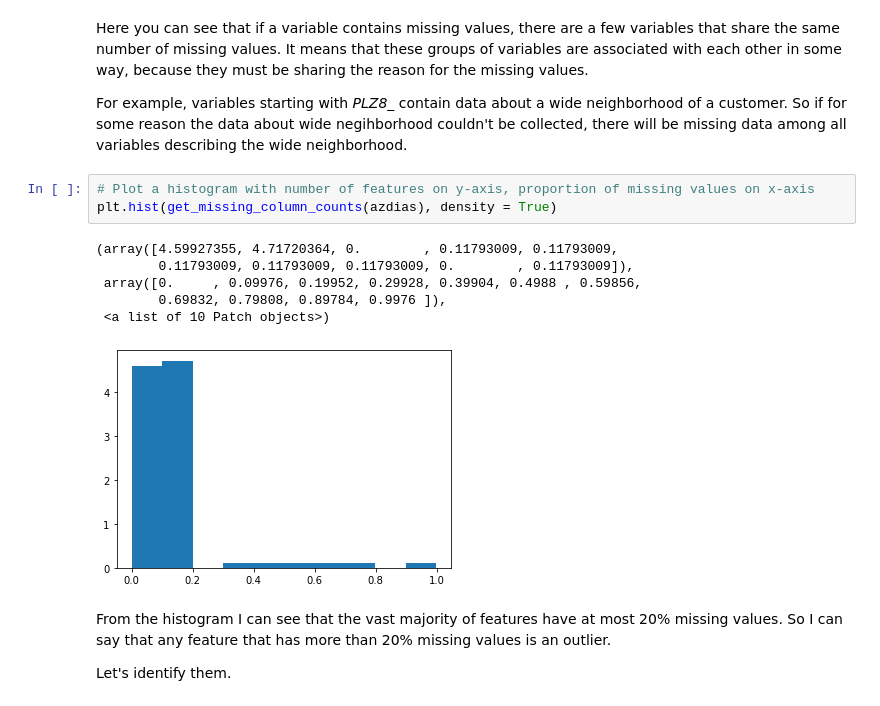
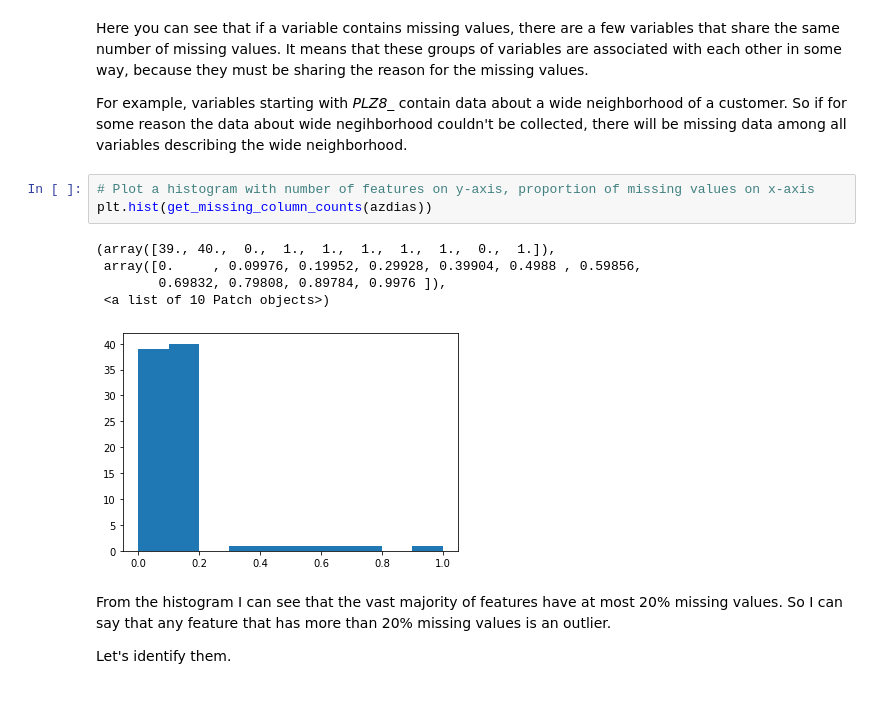
Before and after one commit to vicksam/customer-segments, a Jupyter notebook: customer_segments.ipynb, the cells around one changed output. Drawn from its saved outputs; the diff is of its cells as text.

```diff
--- a/customer_segments.ipynb
+++ b/customer_segments.ipynb
@@ -182,14 +185,13 @@ Here you can see that if a variable contains missing values, there are a few var
 For example, variables starting with *PLZ8_* contain data about a wide neighborhood of a customer. So if for some reason the data about wide negihborhood couldn't be collected, there will be missing data among all variables describing the wide neighborhood.
 # %%
 # Plot a histogram with number of features on y-axis, proportion of missing values on x-axis
-plt.hist(get_missing_column_counts(azdias), density = True)
+plt.hist(get_missing_column_counts(azdias))
 # %% [output]
-(array([4.59927355, 4.71720364, 0.        , 0.11793009, 0.11793009,
-        0.11793009, 0.11793009, 0.11793009, 0.        , 0.11793009]),
+(array([39., 40.,  0.,  1.,  1.,  1.,  1.,  1.,  0.,  1.]),
  array([0.     , 0.09976, 0.19952, 0.29928, 0.39904, 0.4988 , 0.59856,
         0.69832, 0.79808, 0.89784, 0.9976 ]),
  <a list of 10 Patch objects>)
-[figure, old version]
+[figure, new version]
 # %% [markdown]
 From the histogram I can see that the vast majority of features have at most 20% missing values. So I can say that any feature that has more than 20% missing values is an outlier.
 
```
Also changed, not shown: parts of 68 cells of this notebook, 1 other file.
